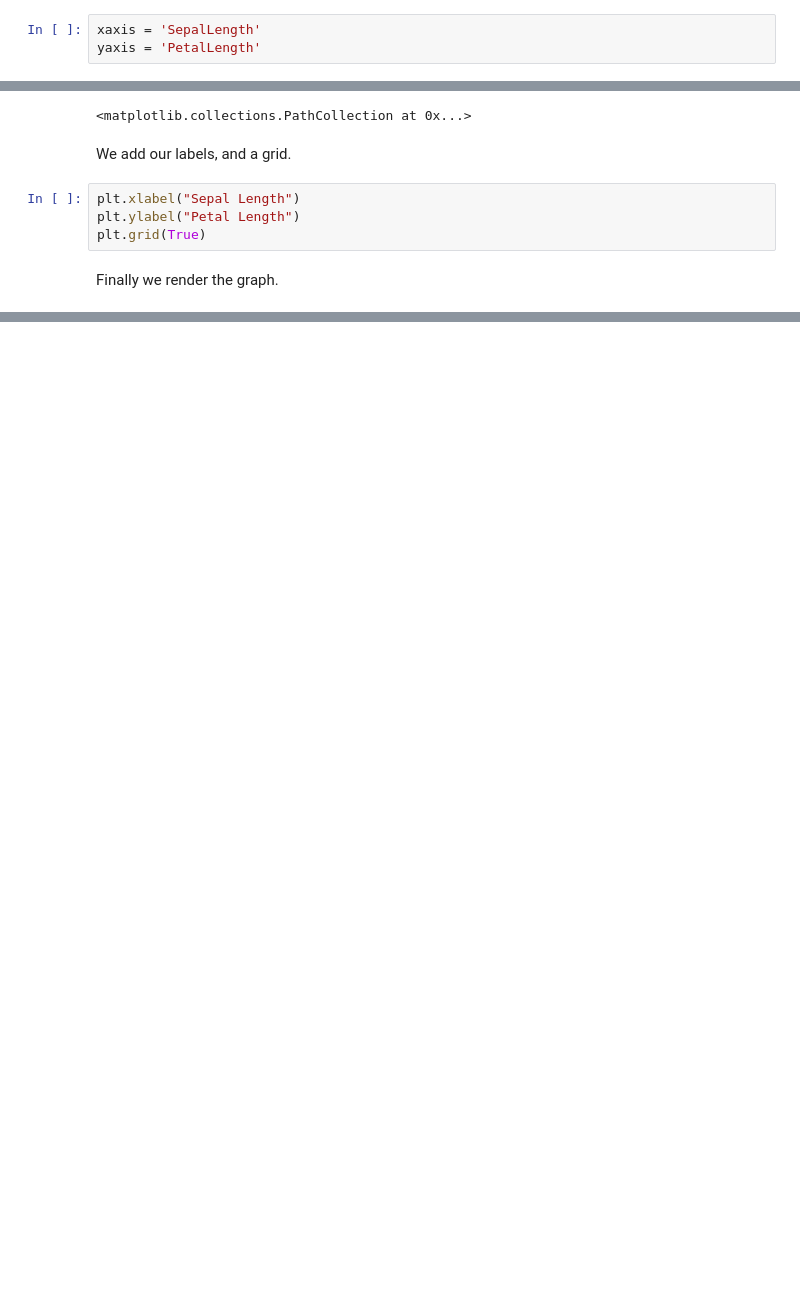
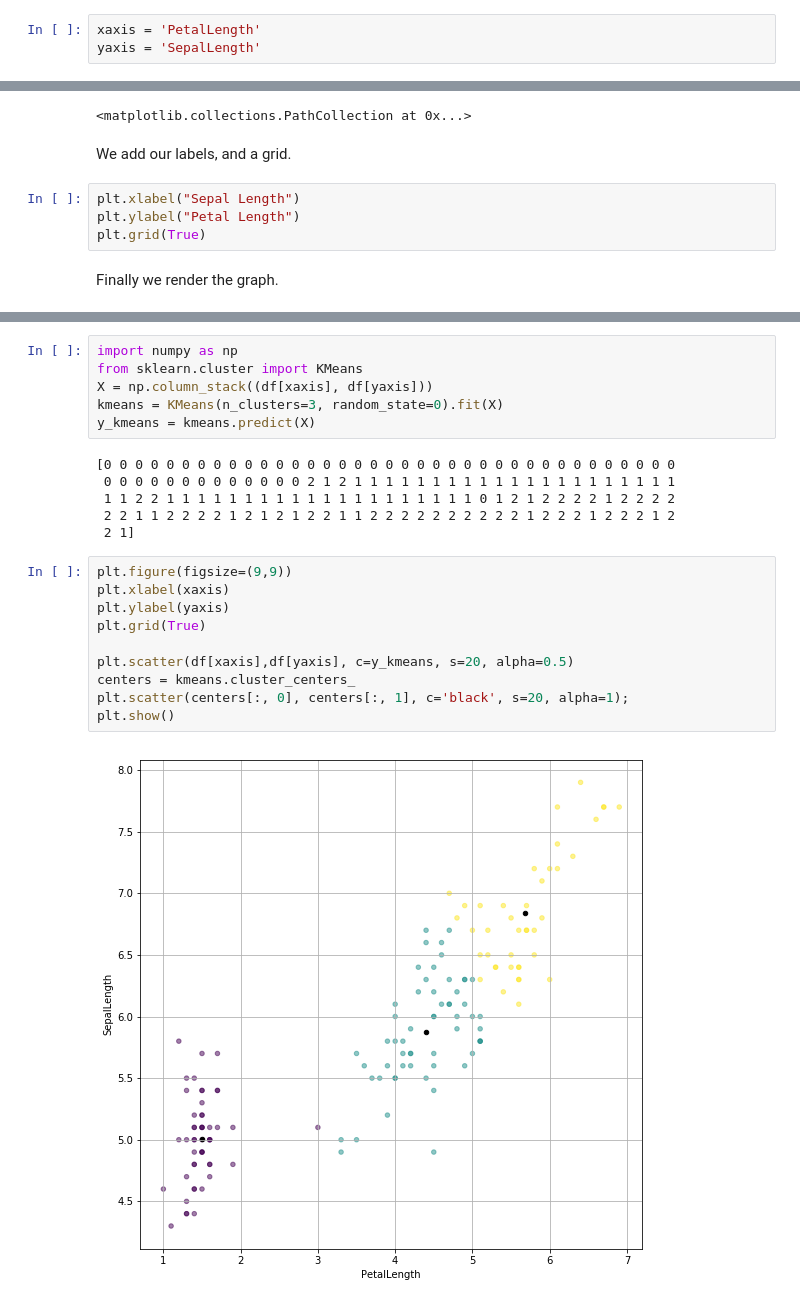
Before and after one commit to muskatel/PythonNotes, a Jupyter notebook: Plotting.ipynb, the cells around one changed output, grey strips where cells are left out. Saved outputs shown, nothing was run; the diff lists cells and outputs as text; blank space fills up the shorter version.

```diff
--- a/Plotting.ipynb
+++ b/Plotting.ipynb
@@ -25,8 +25,8 @@ Now lets plot two arbitrary columns against each other, namely: "Sepal Length" a
 
 We start by assigning these two columns to variables.
 # %%
-xaxis = 'SepalLength'
-yaxis = 'PetalLength'
+xaxis = 'PetalLength'
+yaxis = 'SepalLength'
 # %% [markdown]
 Now we set the properties of the graph we want to draw.
 
@@ -63,0 +66,24 @@ plt.show()
+# %%
+import numpy as np
+from sklearn.cluster import KMeans
+X = np.column_stack((df[xaxis], df[yaxis]))
+kmeans = KMeans(n_clusters=3, random_state=0).fit(X)
+y_kmeans = kmeans.predict(X)
+# %% [output]
+[0 0 0 0 0 0 0 0 0 0 0 0 0 0 0 0 0 0 0 0 0 0 0 0 0 0 0 0 0 0 0 0 0 0 0 0 0
+ 0 0 0 0 0 0 0 0 0 0 0 0 0 2 1 2 1 1 1 1 1 1 1 1 1 1 1 1 1 1 1 1 1 1 1 1 1
+ 1 1 2 2 1 1 1 1 1 1 1 1 1 1 1 1 1 1 1 1 1 1 1 1 0 1 2 1 2 2 2 2 1 2 2 2 2
+ 2 2 1 1 2 2 2 2 1 2 1 2 1 2 2 1 1 2 2 2 2 2 2 2 2 2 2 1 2 2 2 1 2 2 2 1 2
+ 2 1]
+# %%
+plt.figure(figsize=(9,9))
+plt.xlabel(xaxis)
+plt.ylabel(yaxis)
+plt.grid(True)
+
+plt.scatter(df[xaxis],df[yaxis], c=y_kmeans, s=20, alpha=0.5)
+centers = kmeans.cluster_centers_
+plt.scatter(centers[:, 0], centers[:, 1], c='black', s=20, alpha=1);
+plt.show()
+# %% [output]
+[figure, added]
```
Also changed, not shown: parts of 3 cells of this notebook, 8 other files.
